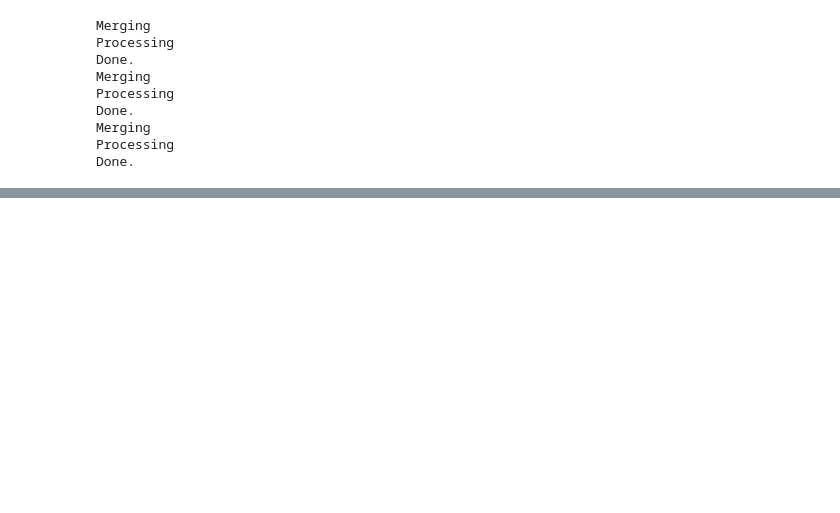
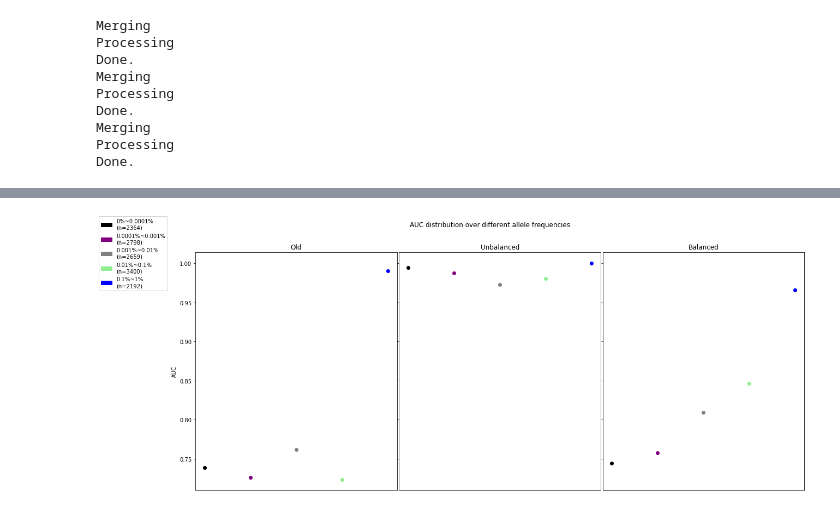
Before and after one commit to SietsmaRJ/capice_updatr, a Jupyter notebook: scripts/Compare_models.ipynb, the cells around one changed output, grey strips where cells are left out. Drawn from its saved outputs; the diff is of its cells as text; code cells hidden in the pictures; blank space fills up the shorter version.

```diff
--- a/scripts/Compare_models.ipynb
+++ b/scripts/Compare_models.ipynb
@@ -35,2 +37,12 @@ Steps:
+# %%
+# Define your paths here!
+
+old_model_output = '/home/rjsietsma/PycharmProjects/capice_updatr/datafiles/Compare_models/old/validate_vcf_vep_per_gene_capice.tsv.gz'
+new_unbalanced_model_output = '/home/rjsietsma/PycharmProjects/capice_updatr/datafiles/Compare_models/mk1/unbalanced/validate_vcf_vep_per_gene_capice.tsv.gz'
+new_balanced_model_output = '/home/rjsietsma/PycharmProjects/capice_updatr/datafiles/Compare_models/mk1/balanced/validate_vcf_vep_per_gene_capice.tsv.gz'
+
+old_model_location = '/home/rjsietsma/PycharmProjects/capice/CAPICE_model/GRCh37/xgb_booster.pickle.dat'
+new_unbalanced_model_location = '/home/rjsietsma/PycharmProjects/capice/CAPICE_model/GRCh37/POC/xgb_booster_mk1_unbalanced.pickle.dat'
+new_balanced_model_location = '/home/rjsietsma/PycharmProjects/capice/CAPICE_model/GRCh37/POC/xgb_booster_mk1_balanced.pickle.dat'
 # %%
 def convert_randomsearchcv_to_XGBClassifier(randomsearchcv_loc, output_loc):
@@ -142,0 +336,4 @@ plot_violin(merged_old_model, merged_unbalanced_model, merged_balanced_model)
+# %%
+plot_allele_frequencies(merged_old_model, merged_unbalanced_model, merged_balanced_model)
+# %% [output]
+[figure, added]
```
Also changed, not shown: parts of 35 cells of this notebook, 41 other files.
